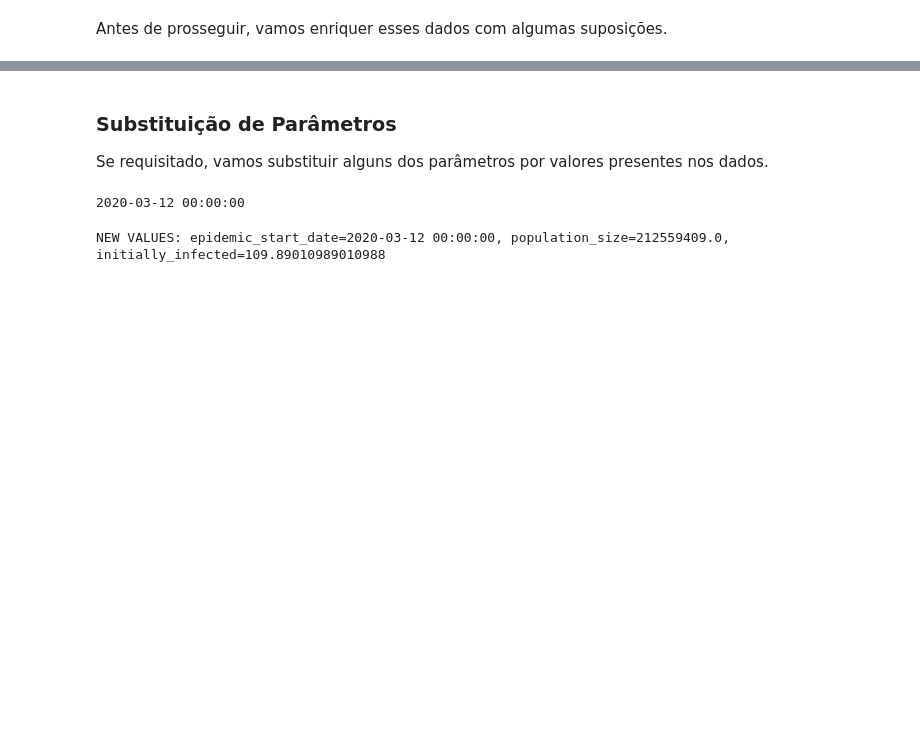
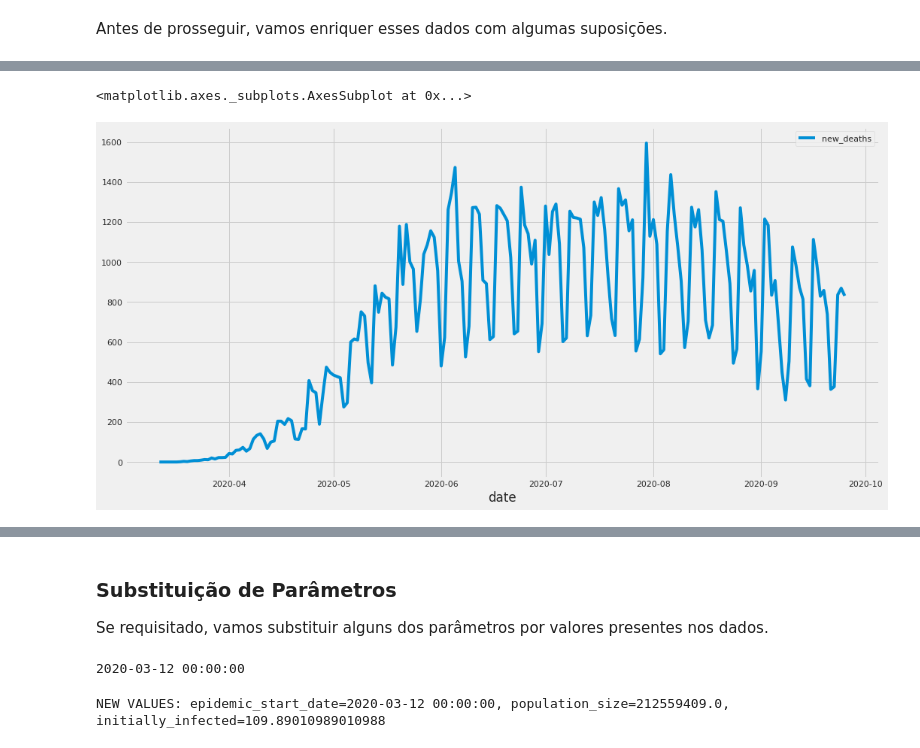
Before and after one commit to funcional-health-analytics/covid19-analytics, a Jupyter notebook: notebooks/epidemic_model_seir.ipynb, the cells around one changed output, grey strips where cells are left out. Drawn from its saved outputs; the diff is of its cells as text; code cells hidden in the pictures; blank space fills up the shorter version.

Commit message:
Updates data and results.

```diff
--- a/notebooks/epidemic_model_seir.ipynb
+++ b/notebooks/epidemic_model_seir.ipynb
@@ -304,3 +304,8 @@ sns.lineplot(data=df_data_target[['new_cases', 'new_deaths']])
+# %%
+sns.lineplot(data=df_data_target[['new_deaths']])
+# %% [output]
+<matplotlib.axes._subplots.AxesSubplot at 0x...>
+[figure, added]
 # %%
 sns.lineplot(data=df_data_target[['new_cases', 'new_deaths']].cumsum())
 # %% [output]
```
Also changed, not shown: parts of 25 cells of this notebook, 12 other files.
